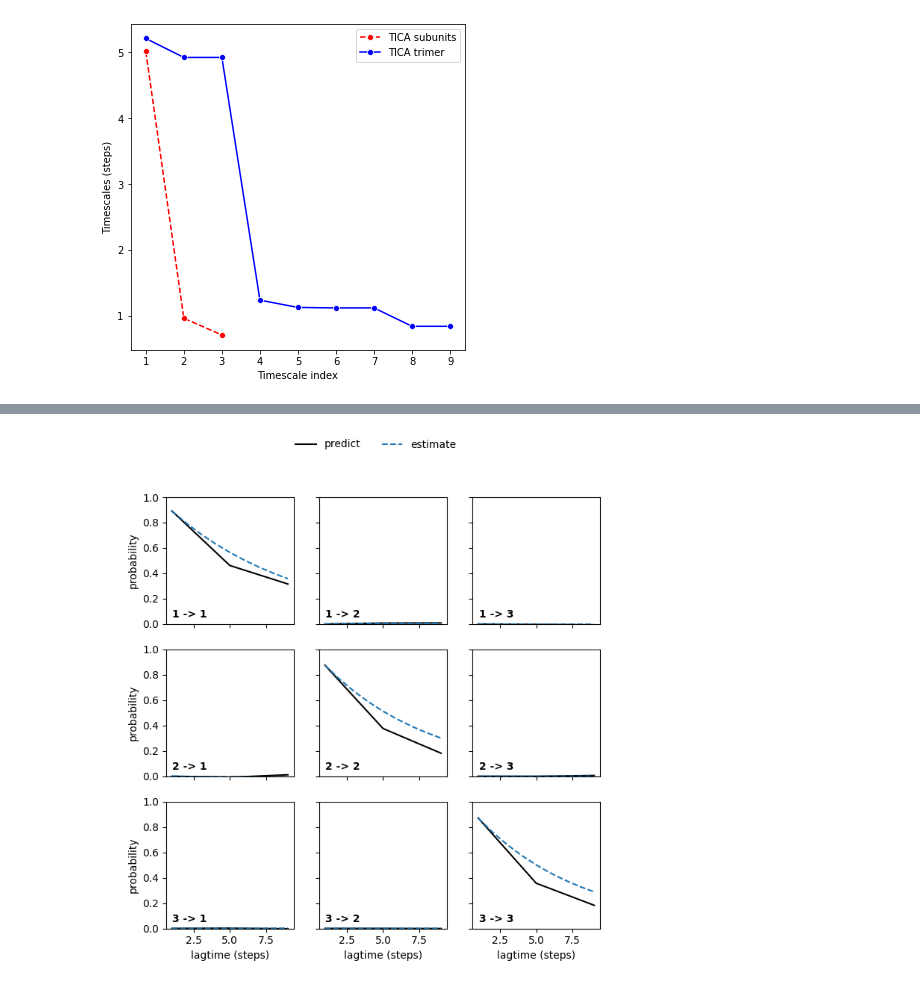
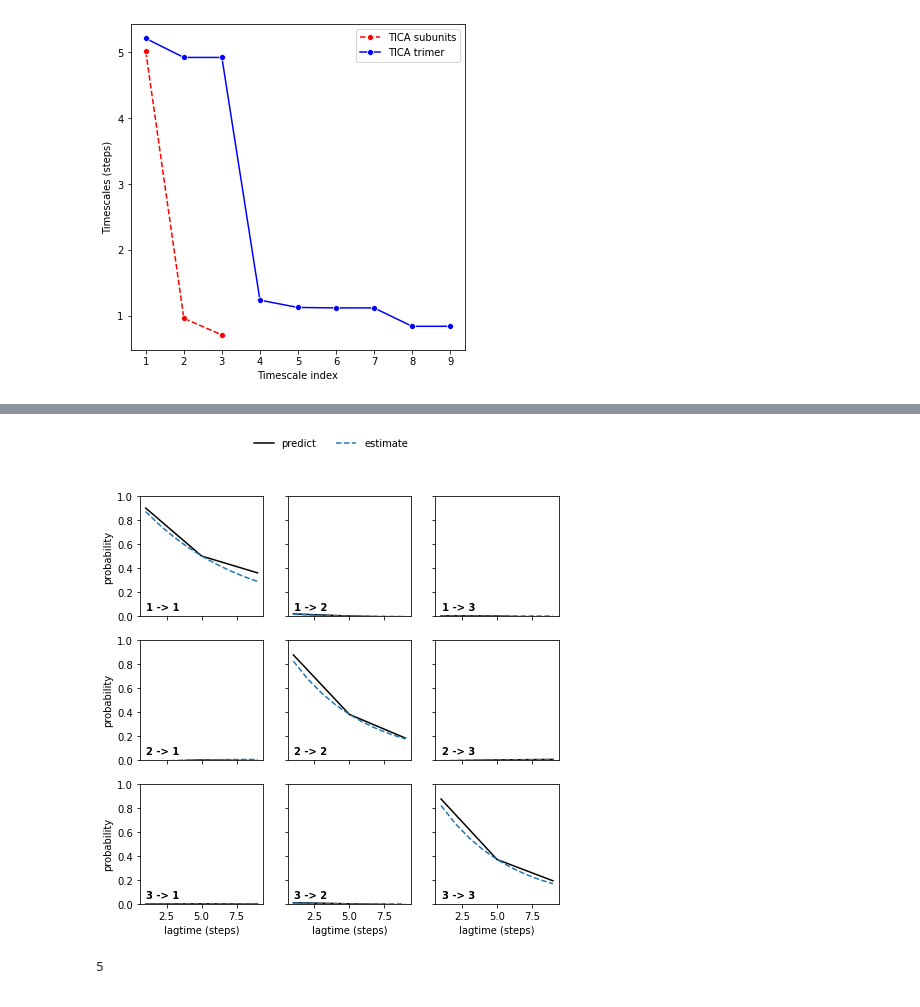
Before and after one commit to yuxuanzhuang/msm_a7_nachrs, a Jupyter notebook: Examples/trimer.ipynb, the cells around one changed output, grey strips where cells are left out. Cells and saved outputs as stored; diff of their text form; code cells hidden in the pictures.

```diff
--- a/Examples/trimer.ipynb
+++ b/Examples/trimer.ipynb
@@ -251,3 +226,8 @@ array([ 4.8079815 ,  0.00866855, -0.00687721,  1.64191   , -0.01522366,
+# %%
+from deeptime.util.data import TrajectoryDataset, TrajectoriesDataset
+
+data = [glic_trimer.trajectory.astype(np.float32)]
+dataset = MultimerTrajectoriesDataset.from_numpy(5, 3, data)
 # %%
 from deeptime.decomposition import TICA
 
@@ -262,23 +242,18 @@ tica_model_tica = tica.fetch_model()
 # %%
 feature = dataset.trajectories[0]
 feature_transformed = tica.transform(feature)
-fig, axes = plt.subplots(1, 2, figsize=(20,10))
+fig, ax = plt.subplots(figsize=(10,8))
 sns.scatterplot(
             x=feature_transformed[:, 0],
             y=feature_transformed[:, 1],
             hue=glic_trimer.trajectory_states,
-            s=50, alpha=1, ax=axes[0], legend=False)
+            s=50, alpha=1, ax=ax, legend=True)
 
-axes[0].set_xlabel("TIC 1")
-axes[0].set_ylabel("TIC 2")
-sns.scatterplot(
-            x=feature_transformed[:, 0],
-            y=feature_transformed[:, 2],
-            hue=glic_trimer.trajectory_states,
-            s=50, alpha=1, ax=axes[1])
+ax.set_xlabel("TIC 1")
+ax.set_ylabel("TIC 2")
 
-axes[1].set_xlabel("TIC 1")
-axes[1].set_ylabel("TIC 3")
-plt.legend(loc='upper right')
+set_axis_boarder(ax)
+ax.legend(bbox_to_anchor=(1.05, 1), loc=2, borderaxespad=0.)
 plt.tight_layout()
+plt.savefig("assets/tica_trimer.pdf", dpi=300, transparent=True)
 # %% [output]
@@ -314,0 +279,12 @@ symtica_model_tica = symtica.fetch_model()
+# %%
+for i in range(6):
+    fig, ax = plt.subplots(figsize=(9,1))
+    sns.heatmap(tica_model_tica.instantaneous_coefficients.T[i].reshape(1, -1),
+                ax=ax,
+                linewidths=0.5,
+                cbar=False,
+                xticklabels='',
+                yticklabels='',
+                vmax=0.5,
+                vmin=-0.5)
+    plt.savefig(f"assets/trimer_tica_{i}.pdf", dpi=300, transparent=True)
@@ -520,8 +557,8 @@ vampnets = [VAMPNet_Multimer_NOSYM(
                              multimer=3,
                              lobe=deepcopy(trimer_twostate_lobe).to(device=device),
                              score_method='VAMPE',
-                             learning_rate=5e-3,
-                             device=device) for i in range(4)]
+                             learning_rate=5e-2,
+                             device=device) for i in range(2)]
 # %%
 from tqdm.notebook import tqdm  # progress bar
 models = [vampnet.fit(loader_train, n_epochs=n_epoch,
@@ -700,10 +721,12 @@ Text(170.88490342881943, 0.5, 'timescale')
 # %%
-plot_ck_test(vamp_models[0].ck_test(vamp_models));
+plot_ck_test(vamp_models[4].ck_test(vamp_models));
 # %% [output]
-[figure, old version]
+[figure, new version]
 # %%
-vamp = vamp_models[0]
+vamp = vamp_models[4]
 print(vamp.lagtime)
+# %% [output]
+5
 # %%
 from deeptime.clustering import KMeans
 from deeptime.markov import TransitionCountEstimator
```
Also changed, not shown: parts of 38 cells of this notebook, 3 other files.
